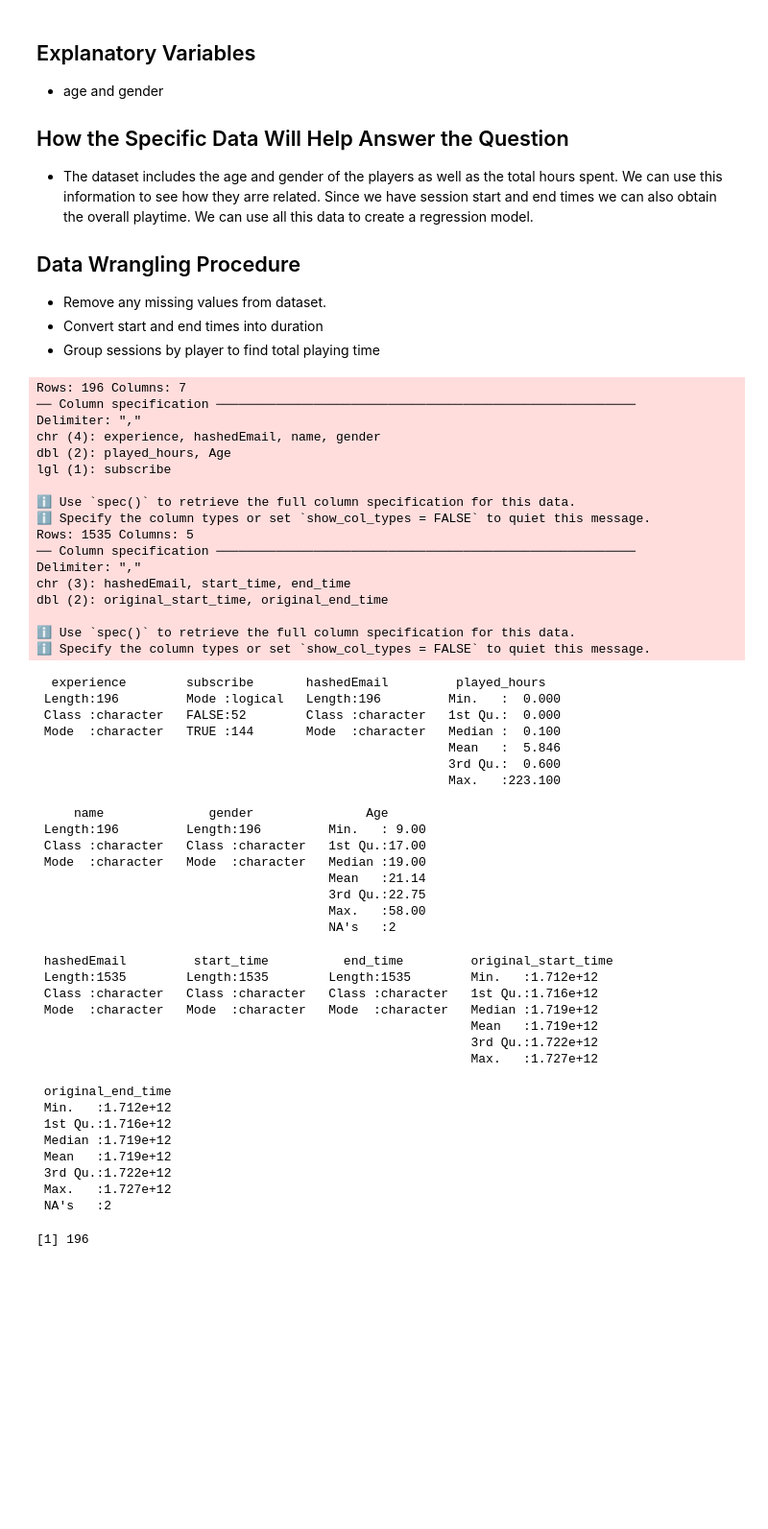
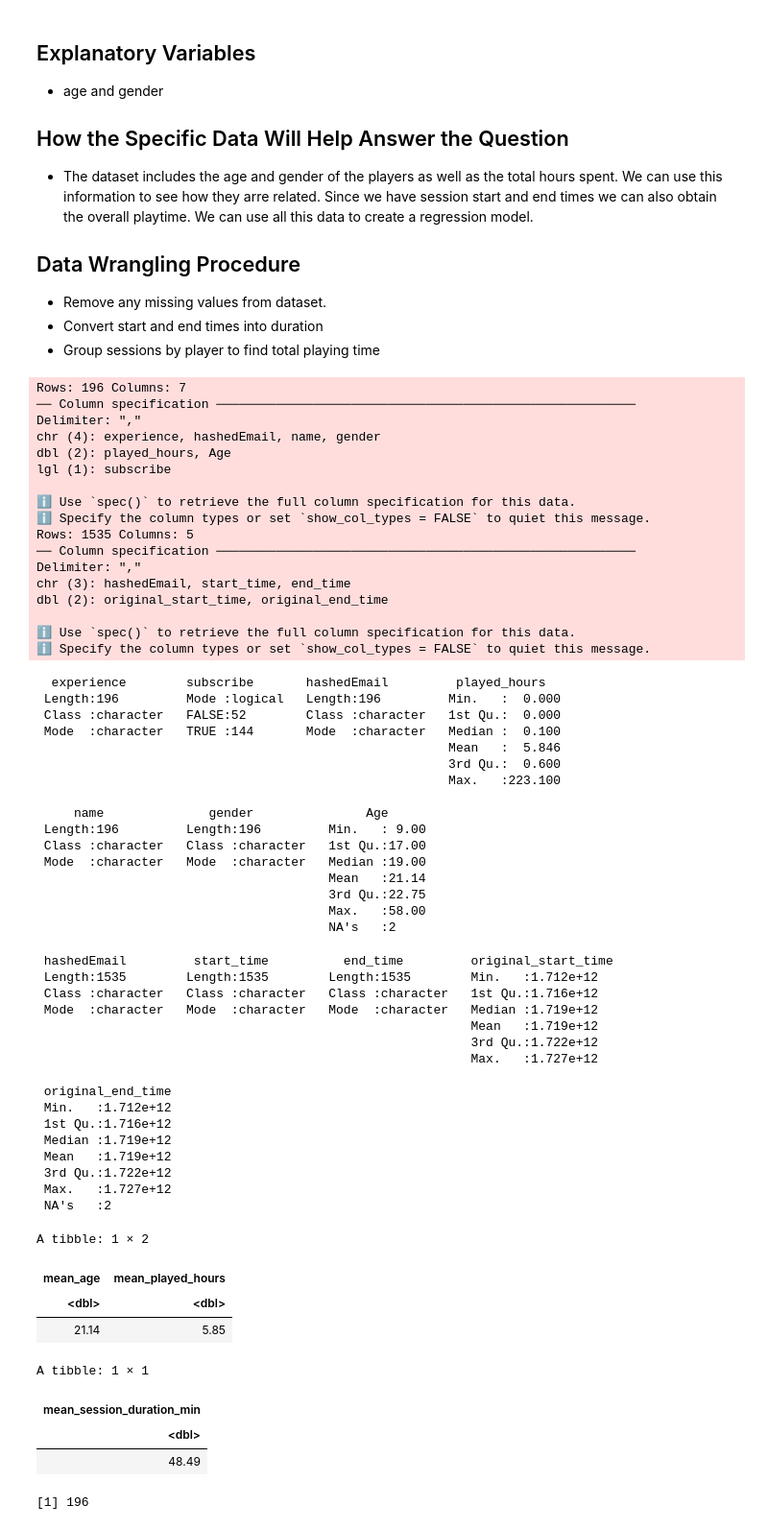
Before and after one commit to Daniels0033/data-sci-repository, a Jupyter notebook: Untitled4.ipynb, the cells around one changed output. Shown at 96% size. Drawn from its saved outputs; the diff is of its cells as text; code cells hidden in the pictures; blank space fills up the shorter version.

```diff
--- a/Untitled4.ipynb
+++ b/Untitled4.ipynb
@@ -59,11 +59,24 @@ This data was collected from a research group in Computer Science at UBC, led by
 - Group sessions by player to find total playing time
 # %%
 library(tidyverse)
- players <- read_csv("players.csv")
-sessions <- read_csv("sessions.csv")
-
+ players <- read_csv("../players.csv")
+sessions <- read_csv("../sessions.csv")
 players |> summary()
 sessions |> summary()
+players |>
+  summarise(
+    mean_age = round(mean(Age, na.rm = TRUE), 2),
+    mean_played_hours = round(mean(played_hours, na.rm = TRUE), 2))
+
+sessions <- sessions |>
+  mutate(
+    start_time = as.numeric(original_start_time),
+    end_time = as.numeric(original_end_time),
+    duration_minutes = (end_time - start_time) / 60000)
+
+sessions |>
+  summarise(
+    mean_session_duration_min = round(mean(duration_minutes, na.rm = TRUE), 2))
 # %% [output]
 Rows: 196 Columns: 7
 ── Column specification ────────────────────────────────────────────────────────
@@ -87,33 +100,41 @@ dbl (2): original_start_time, original_end_time
  Class :character   FALSE:52        Class :character   1st Qu.:  0.000
  Mode  :character   TRUE :144       Mode  :character   Median :  0.100
                                                        Mean   :  5.846
                                                        3rd Qu.:  0.600
                                                        Max.   :223.100
 
      name              gender               Age
  Length:196         Length:196         Min.   : 9.00
  Class :character   Class :character   1st Qu.:17.00
  Mode  :character   Mode  :character   Median :19.00
                                        Mean   :21.14
                                        3rd Qu.:22.75
                                        Max.   :58.00
                                        NA's   :2
  hashedEmail         start_time          end_time         original_start_time
  Length:1535        Length:1535        Length:1535        Min.   :1.712e+12
  Class :character   Class :character   Class :character   1st Qu.:1.716e+12
  Mode  :character   Mode  :character   Mode  :character   Median :1.719e+12
                                                           Mean   :1.719e+12
                                                           3rd Qu.:1.722e+12
                                                           Max.   :1.727e+12
 
  original_end_time
  Min.   :1.712e+12
  1st Qu.:1.716e+12
  Median :1.719e+12
  Mean   :1.719e+12
  3rd Qu.:1.722e+12
  Max.   :1.727e+12
  NA's   :2
+A tibble: 1 × 2
+| mean_age | mean_played_hours |
+| <dbl> | <dbl> |
+| 21.14 | 5.85 |
+A tibble: 1 × 1
+| mean_session_duration_min |
+| <dbl> |
+| 48.49 |
 # %%
 players |> nrow()
 sessions |> nrow()
```
Also changed, not shown: parts of 5 cells of this notebook.
